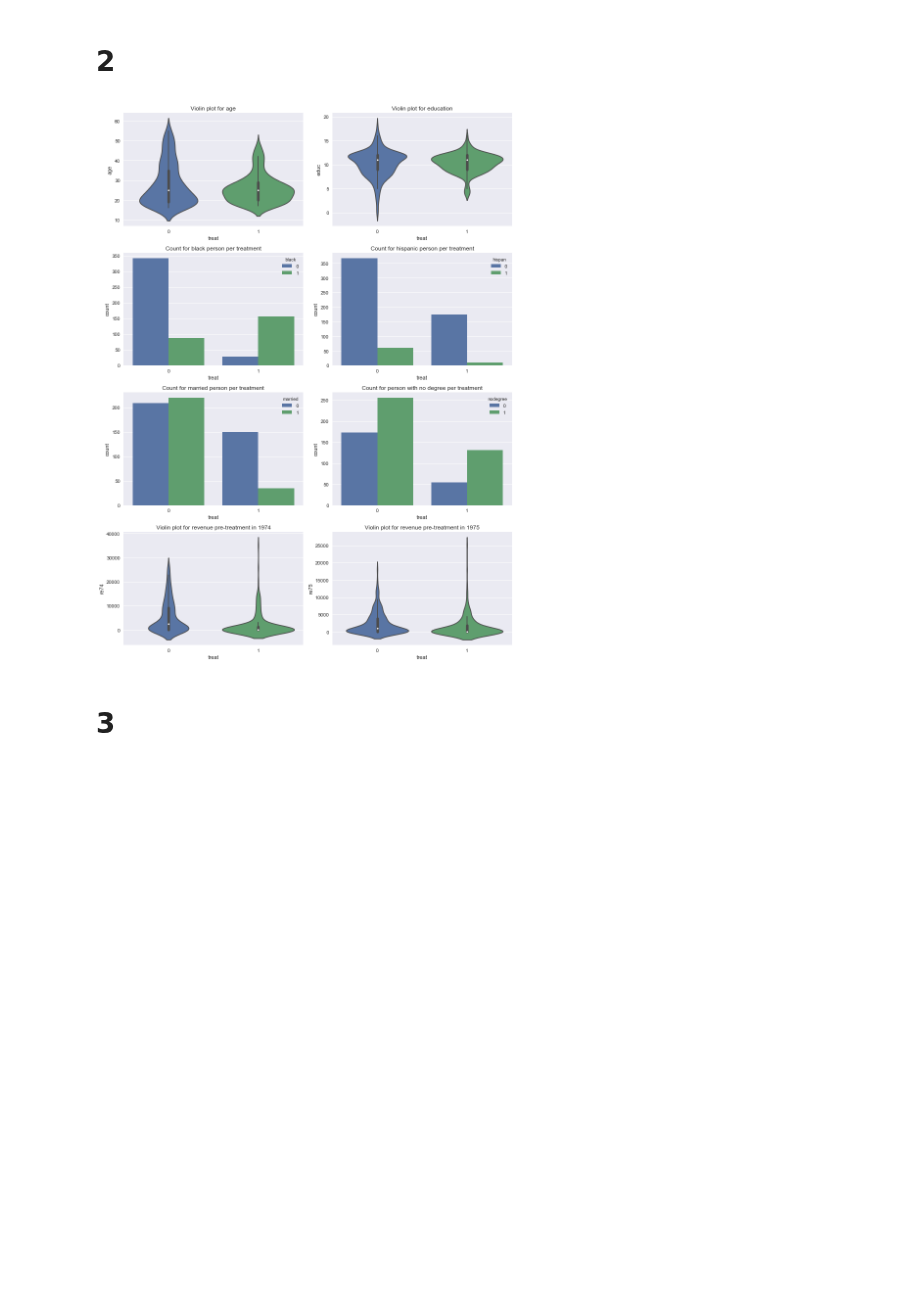
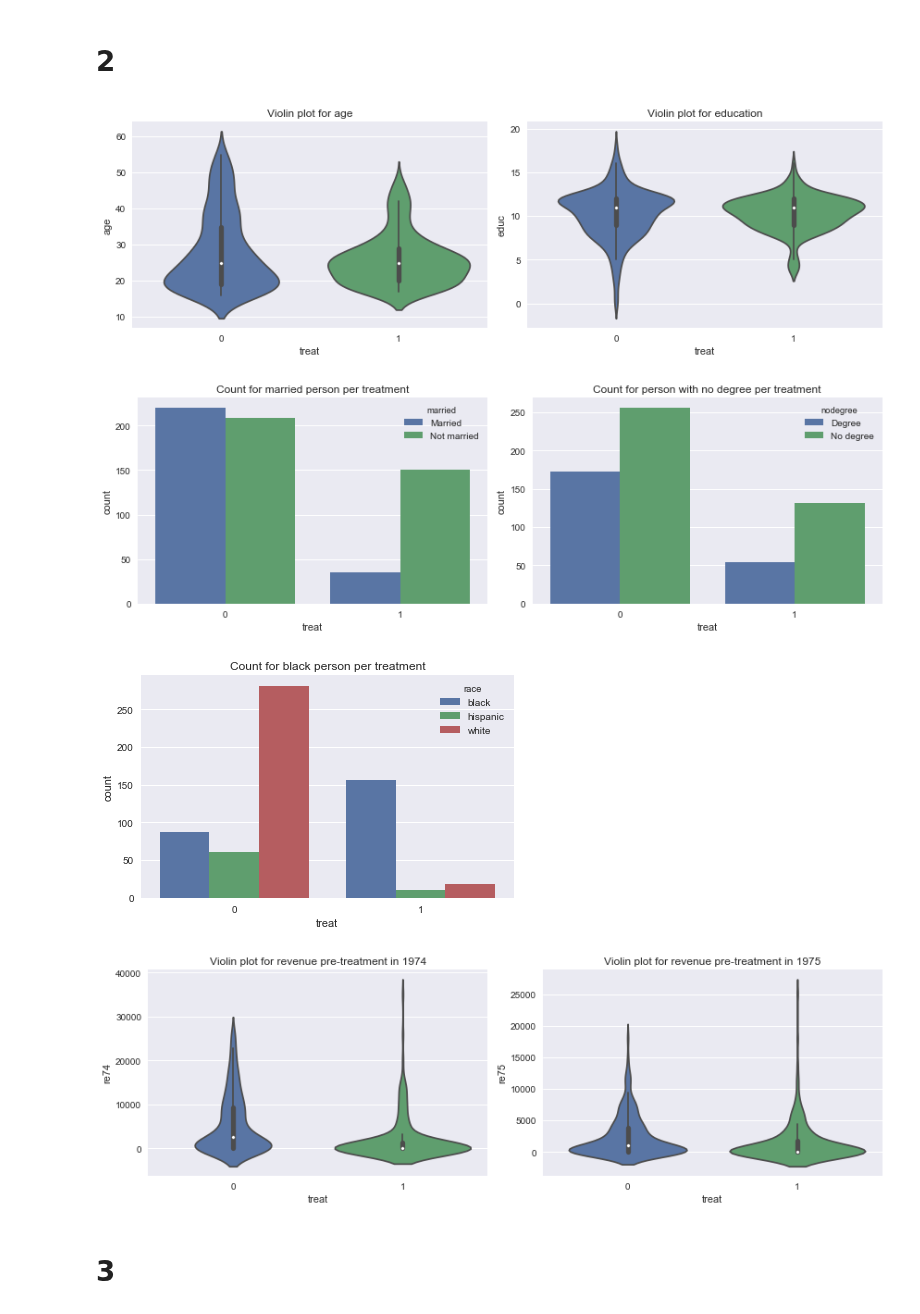
Before and after one commit to raphaelBarman/ADA-dh, a Jupyter notebook: 04 - Applied ML/Homework 4.ipynb, the cells around one changed output. Drawn from its saved outputs; the diff is of its cells as text; code cells hidden in the pictures; blank space fills up the shorter version.

```diff
--- a/04 - Applied ML/Homework 4.ipynb
+++ b/04 - Applied ML/Homework 4.ipynb
@@ -18,0 +19,12 @@ df = pd.read_csv('lalonde.csv', index_col=[0])
+# %%
+df = pd.read_csv('lalonde.csv', index_col=[0])
+
+df['race'] = 'white'
+df.loc[df['black'] == 1, 'race'] = 'black'
+df.loc[df['hispan'] == 1, 'race'] = 'hispanic'
+df.drop('black', 1, inplace=True)
+df.drop('hispan', 1, inplace=True)
+df['race'] = df['race'].astype('category')
+
+df['married'] = df['married'].replace({0: 'Not married', 1: 'Married'}).astype('category')
+df['nodegree'] = df['nodegree'].replace({0: 'Degree', 1: 'No degree'}).astype('category')
@@ -89,29 +132,37 @@ sns.violinplot(y='re78',x='treat', data=df, ax=ax);
 # %% [markdown]
 # 2
 # %%
-fig, axes = plt.subplots(4,2,figsize=(12,16))
+fig, axes = plt.subplots(1,2,figsize=(12,4))
 
-axes[0, 0].set_title("Violin plot for age")
-sns.violinplot(x='treat', y='age', data=df, ax=axes[0, 0])
-axes[0, 1].set_title("Violin plot for education")
-sns.violinplot(x='treat', y='educ', data=df, ax=axes[0, 1])
+axes[0].set_title("Violin plot for age")
+sns.violinplot(x='treat', y='age', data=df, ax=axes[0])
+axes[1].set_title("Violin plot for education")
+sns.violinplot(x='treat', y='educ', data=df, ax=axes[1])
+plt.tight_layout()
 
-axes[1,0].set_title("Count for black person per treatment")
-sns.countplot(x='treat',hue='black', data=df, ax=axes[1,0])
-axes[1,1].set_title("Count for hispanic person per treatment")
-sns.countplot(x='treat',hue='hispan', data=df, ax=axes[1,1])
-axes[2,0].set_title("Count for married person per treatment")
-sns.countplot(x='treat',hue='married', data=df, ax=axes[2,0])
-axes[2,1].set_title("Count for person with no degree per treatment")
-sns.countplot(x='treat',hue='nodegree', data=df, ax=axes[2,1])
+fig, axes = plt.subplots(1,2,figsize=(12,4))
+axes[0].set_title("Count for married person per treatment")
+sns.countplot(x='treat',hue='married', data=df, ax=axes[0])
+axes[1].set_title("Count for person with no degree per treatment")
+sns.countplot(x='treat',hue='nodegree', data=df, ax=axes[1])
+plt.tight_layout()
 
-axes[3, 0].set_title("Violin plot for revenue pre-treatment in 1974")
-sns.violinplot(x='treat', y='re74', data=df, ax=axes[3, 0])
-axes[3, 1].set_title("Violin plot for revenue pre-treatment in 1975")
-sns.violinplot(x='treat', y='re75', data=df, ax=axes[3, 1])
+fig, axes = plt.subplots(1,1,figsize=(6,4))
+axes.set_title("Count for black person per treatment")
+sns.countplot(x='treat',hue='race', data=df, ax=axes)
+plt.tight_layout()
+
+fig, axes = plt.subplots(1,2,figsize=(12,4))
+axes[0].set_title("Violin plot for revenue pre-treatment in 1974")
+sns.violinplot(x='treat', y='re74', data=df, ax=axes[0])
+axes[1].set_title("Violin plot for revenue pre-treatment in 1975")
+sns.violinplot(x='treat', y='re75', data=df, ax=axes[1])
 plt.tight_layout();
 # %% [output]
-[figure, old version]
+[figure, new version]
+[figure, added]
+[figure, added]
+[figure, added]
 # %% [markdown]
 # 3
 # %%
```
Also changed, not shown: parts of 21 cells of this notebook.
